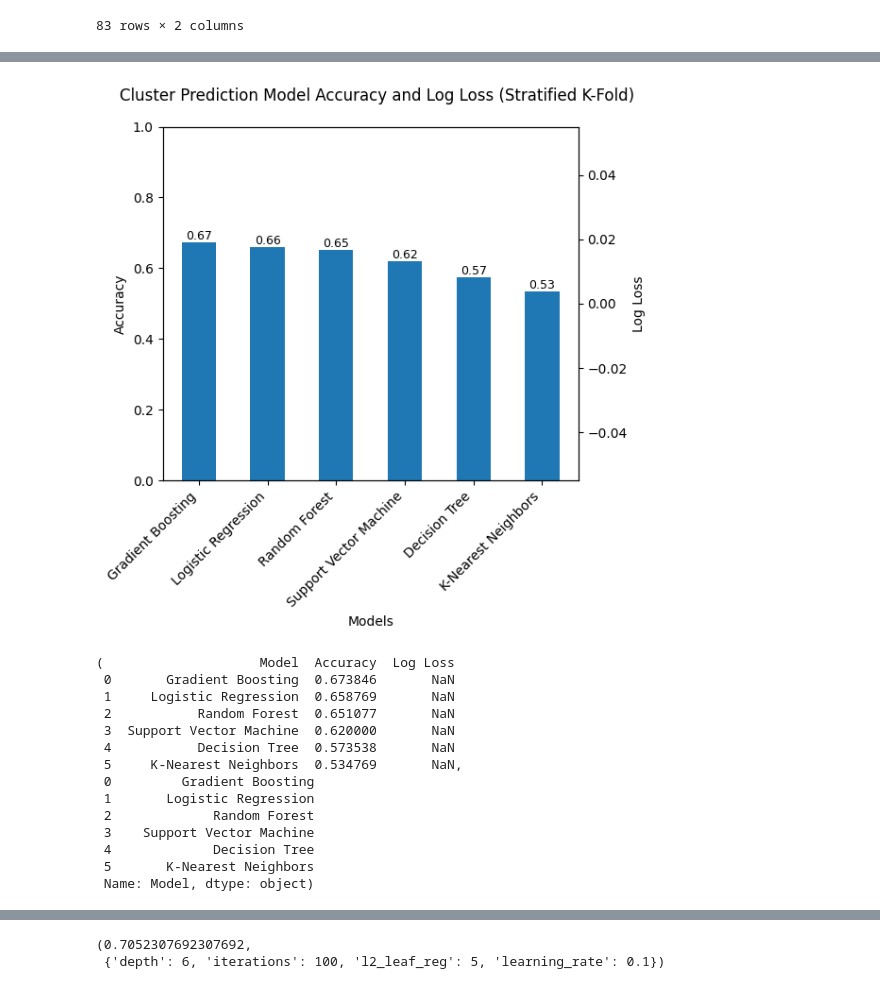
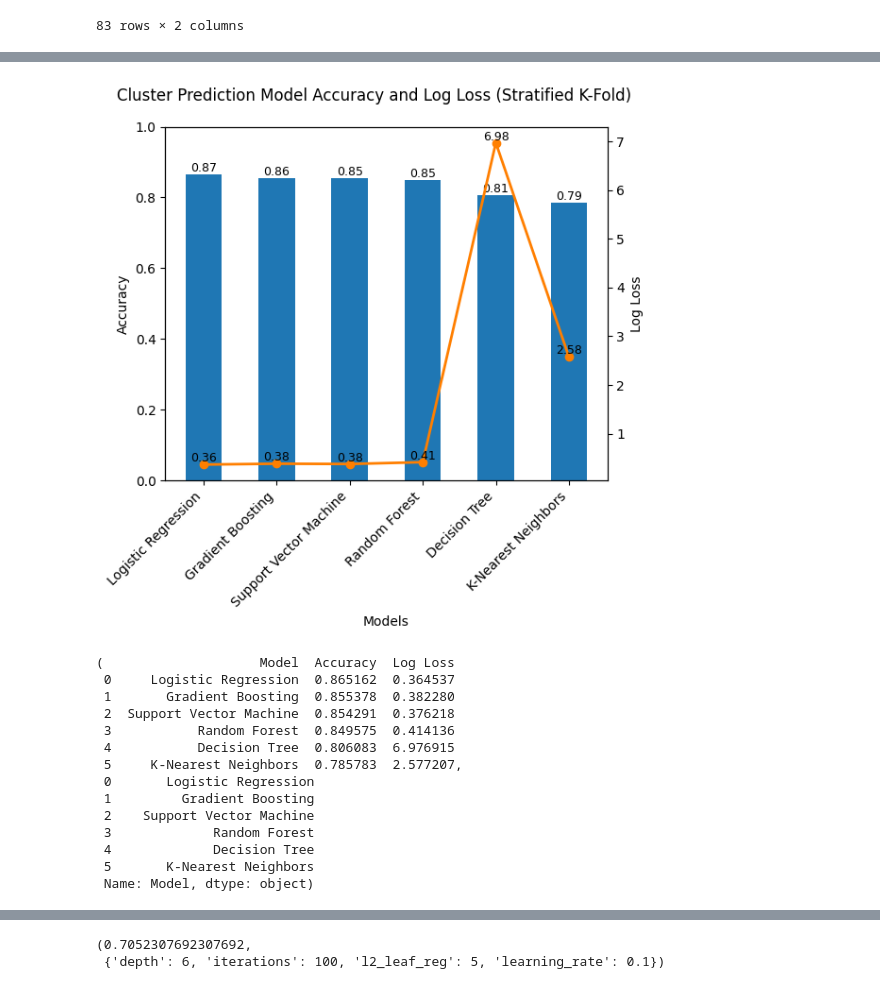
Before and after one commit to Chengxuan-Li/USBuildingArchetypes, a Jupyter notebook: workflow/clustering/250517_fixing.ipynb, the cells around one changed output, grey strips where cells are left out. Cells and saved outputs as stored; diff of their text form; code cells hidden in the pictures.

```diff
--- a/workflow/clustering/250517_fixing.ipynb
+++ b/workflow/clustering/250517_fixing.ipynb
@@ -70,7 +70,7 @@ df_computed.groupby(
 |  | 5 | 2185.886938 | 2 |
 83 rows × 2 columns
 # %%
-subset_criteria = {'IECC_climate_code': '6A', 'TYPEHUQ': 3}
+subset_criteria = {'IECC_climate_code': '5A', 'TYPEHUQ': 2}
 fig, axes = plt.subplots(1, 5, figsize=(15, 4), layout='constrained')
 da, metrics = cluster_subset(categorical_columns, continuous_columns, subset_criteria, evaluate_gmm, fig, axes, axpos=0)
 # %% [output]
@@ -123,20 +99,20 @@ evaluate_mls(metrics[4], da.index)
 importlib.reload(clustering)
 from clustering import evaluate_mls_kfold
 # %%
-evaluate_mls_kfold(metrics[4], da.index)
+evaluate_mls_kfold(metrics[5], da.index)
 # %% [output]
-[figure, old version]
+[figure, new version]
 (                    Model  Accuracy  Log Loss
- 0       Gradient Boosting  0.673846       NaN
- 1     Logistic Regression  0.658769       NaN
- 2           Random Forest  0.651077       NaN
- 3  Support Vector Machine  0.620000       NaN
- 4           Decision Tree  0.573538       NaN
- 5     K-Nearest Neighbors  0.534769       NaN,
- 0         Gradient Boosting
- 1       Logistic Regression
- 2             Random Forest
- 3    Support Vector Machine
+ 0     Logistic Regression  0.865162  0.364537
+ 1       Gradient Boosting  0.855378  0.382280
+ 2  Support Vector Machine  0.854291  0.376218
+ 3           Random Forest  0.849575  0.414136
+ 4           Decision Tree  0.806083  6.976915
+ 5     K-Nearest Neighbors  0.785783  2.577207,
+ 0       Logistic Regression
+ 1         Gradient Boosting
+ 2    Support Vector Machine
+ 3             Random Forest
  4             Decision Tree
  5       K-Nearest Neighbors
  Name: Model, dtype: object)
```
Also changed, not shown: parts of 7 cells of this notebook, 2 other files.
